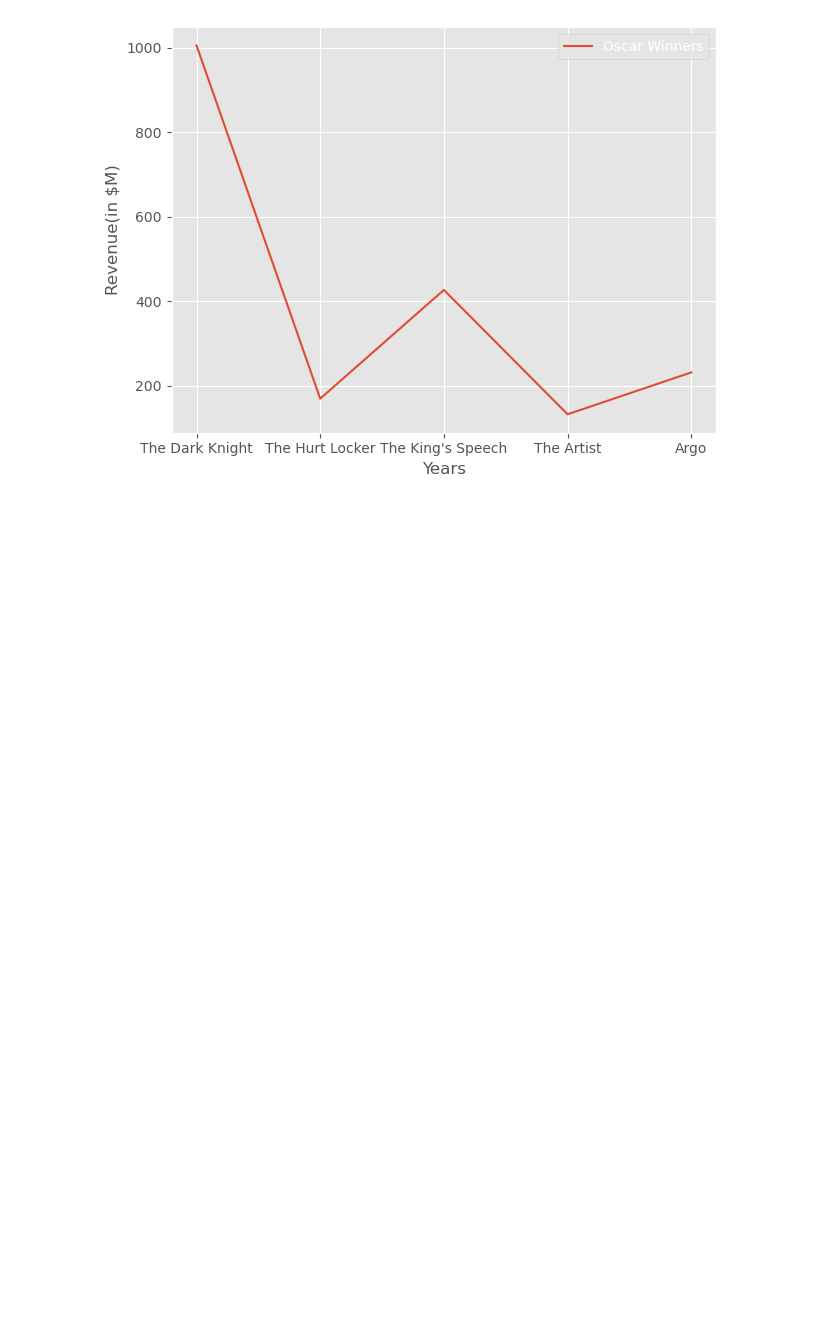
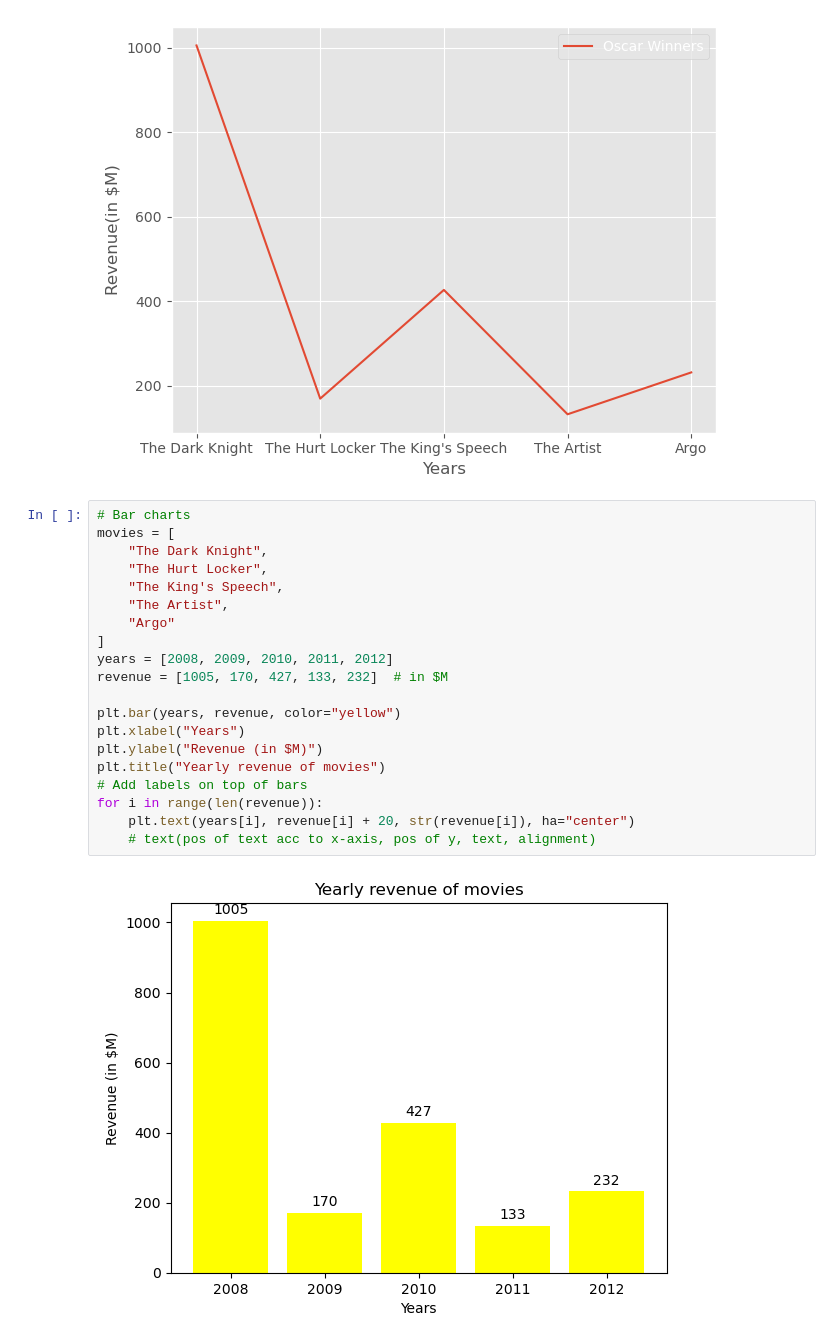
Before and after one commit to Ferdous-M/AI-ML, a Jupyter notebook: Data Visualization/data_visualization.ipynb, the cells around one changed output. Saved outputs shown, nothing was run; the diff lists cells and outputs as text; blank space fills up the shorter version.

```diff
--- a/Data Visualization/data_visualization.ipynb
+++ b/Data Visualization/data_visualization.ipynb
@@ -107,3 +123,25 @@ plt.style.use("default")
 plt.savefig("abc.png")
 # %% [output]
 [figure]
+# %%
+# Bar charts
+movies = [
+    "The Dark Knight",
+    "The Hurt Locker",
+    "The King's Speech",
+    "The Artist",
+    "Argo"
+]
+years = [2008, 2009, 2010, 2011, 2012]
+revenue = [1005, 170, 427, 133, 232]  # in $M
+
+plt.bar(years, revenue, color="yellow")
+plt.xlabel("Years")
+plt.ylabel("Revenue (in $M)")
+plt.title("Yearly revenue of movies")
+# Add labels on top of bars
+for i in range(len(revenue)):
+    plt.text(years[i], revenue[i] + 20, str(revenue[i]), ha="center")
+    # text(pos of text acc to x-axis, pos of y, text, alignment)
+# %% [output]
+[figure, added]
```
Also changed, not shown: parts of 1 cell of this notebook, 1 other file.
